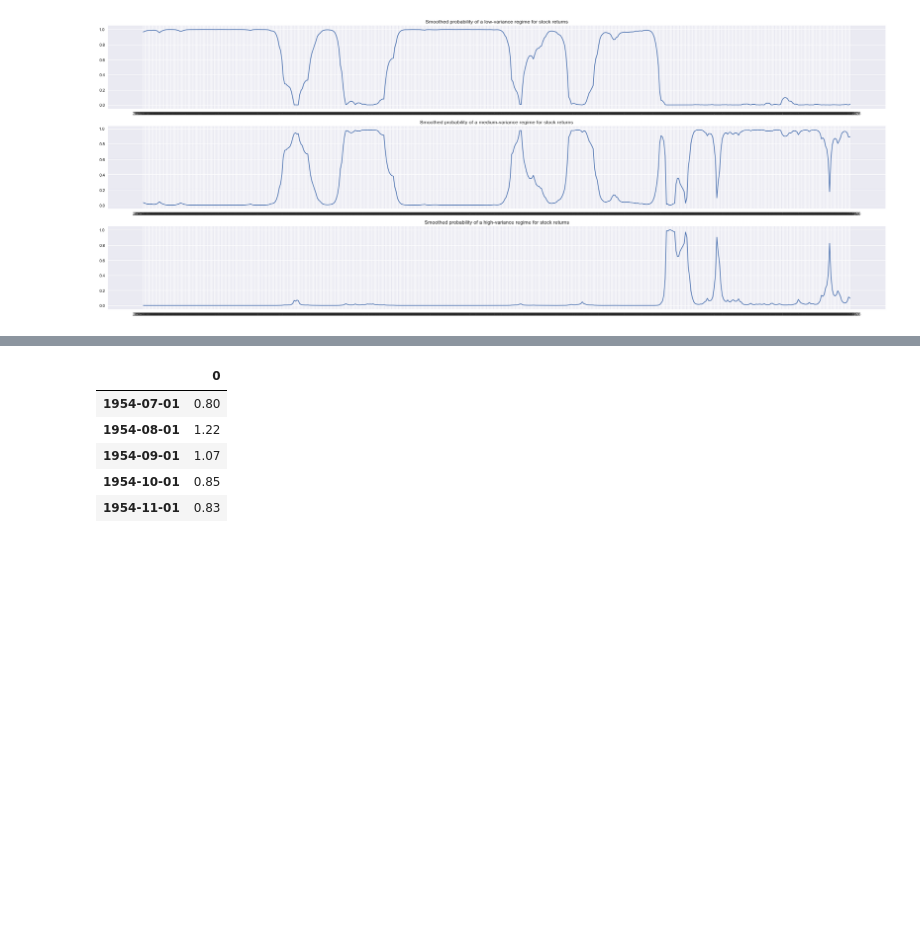
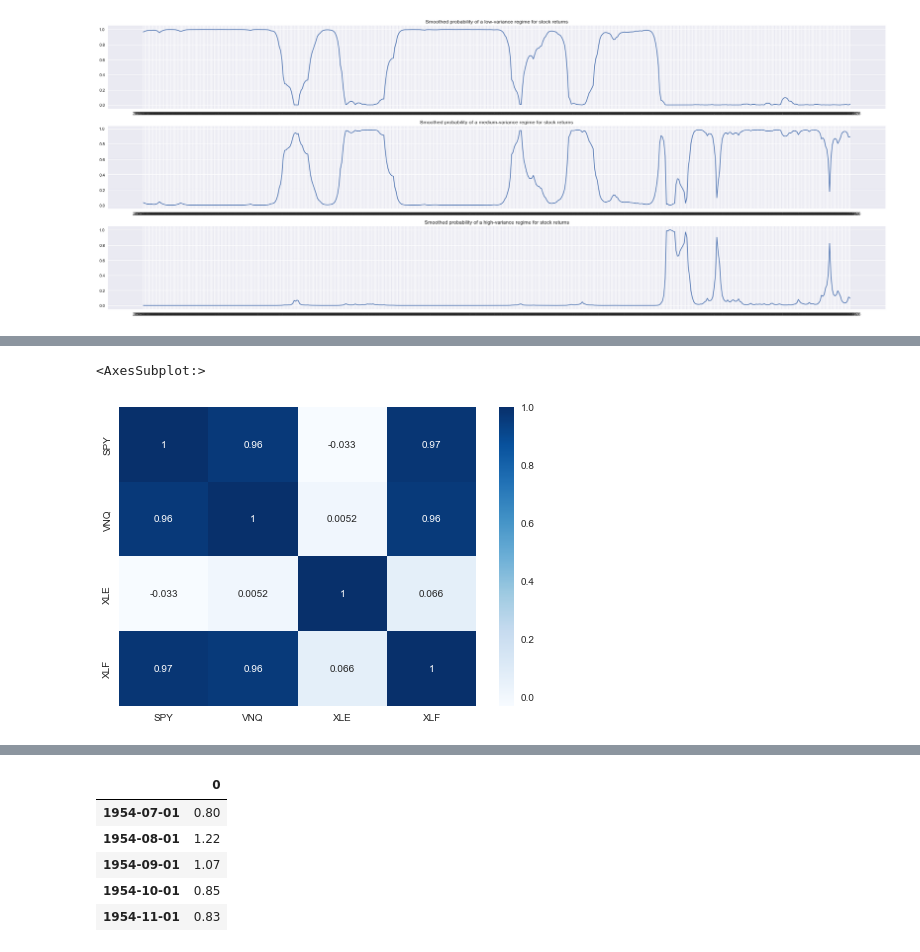
Before and after one commit to krishxx/wqumscfin, a Jupyter notebook: src/MScFE_Capstone.ipynb, the cells around one changed output, grey strips where cells are left out. Drawn from its saved outputs; the diff is of its cells as text; code cells hidden in the pictures; blank space fills up the shorter version.

```diff
--- a/src/MScFE_Capstone.ipynb
+++ b/src/MScFE_Capstone.ipynb
@@ -413,0 +405,3 @@ some extra code which may be useful for experiments are kept here, Not to use in
+# %%
+corr = combined_prices_df.corr(method="pearson")
+corr
@@ -413,0 +414,5 @@ some extra code which may be useful for experiments are kept here, Not to use in
+# %%
+sb.heatmap(corr, cmap="Blues", annot=True)
+# %% [output]
+<AxesSubplot:>
+[figure, added]
```
Also changed, not shown: parts of 57 cells of this notebook.
